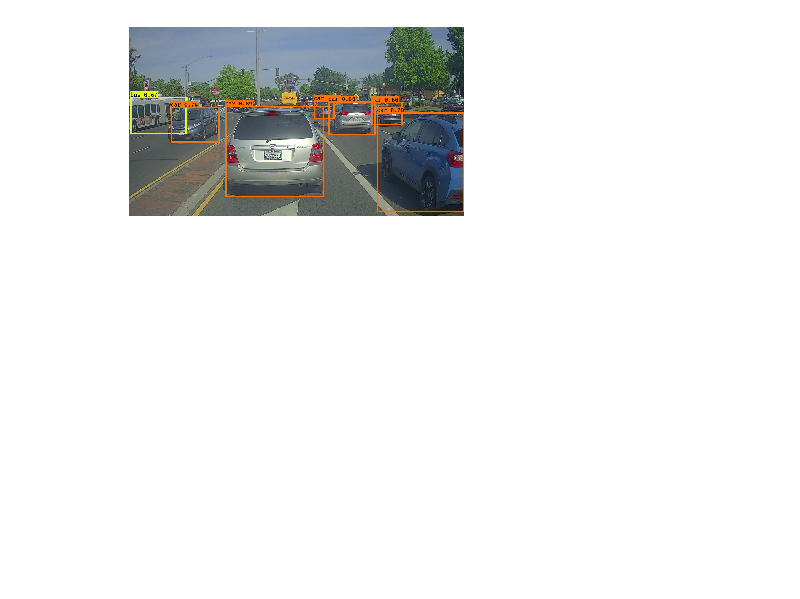
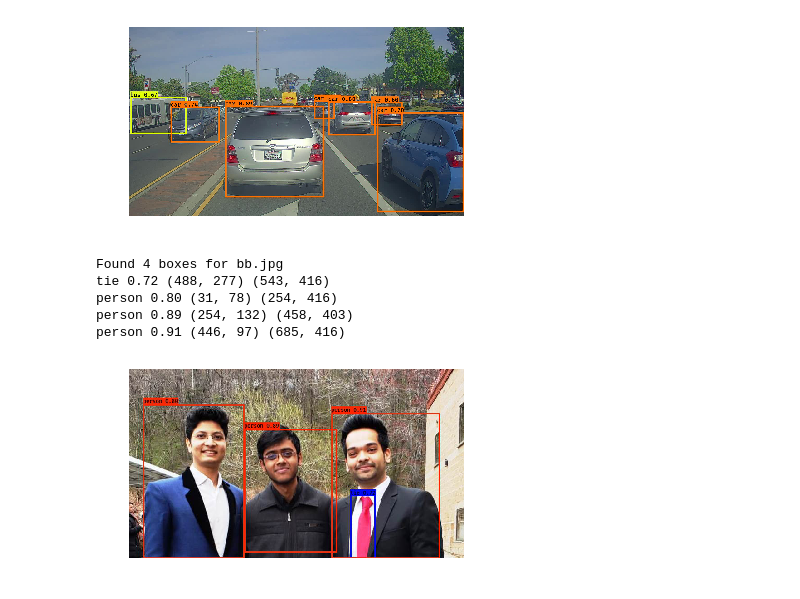
Before and after one commit to manankshastri/Object-Detection, a Jupyter notebook: ObjectDetection-YoloV2.ipynb, the cells around one changed output. Drawn from its saved outputs; the diff is of its cells as text; code cells hidden in the pictures; blank space fills up the shorter version.

```diff
--- a/ObjectDetection-YoloV2.ipynb
+++ b/ObjectDetection-YoloV2.ipynb
@@ -296,3 +296,12 @@ car 0.74 (159, 303) (346, 440)
 car 0.80 (761, 282) (942, 412)
 car 0.89 (367, 300) (745, 648)
 [figure]
+# %%
+out_scores, out_boxes, out_classes = predict(sess, "bb.jpg")
+# %% [output]
+Found 4 boxes for bb.jpg
+tie 0.72 (488, 277) (543, 416)
+person 0.80 (31, 78) (254, 416)
+person 0.89 (254, 132) (458, 403)
+person 0.91 (446, 97) (685, 416)
+[figure, added]
```
Also changed, not shown: parts of 5 cells of this notebook, 12 other files.
